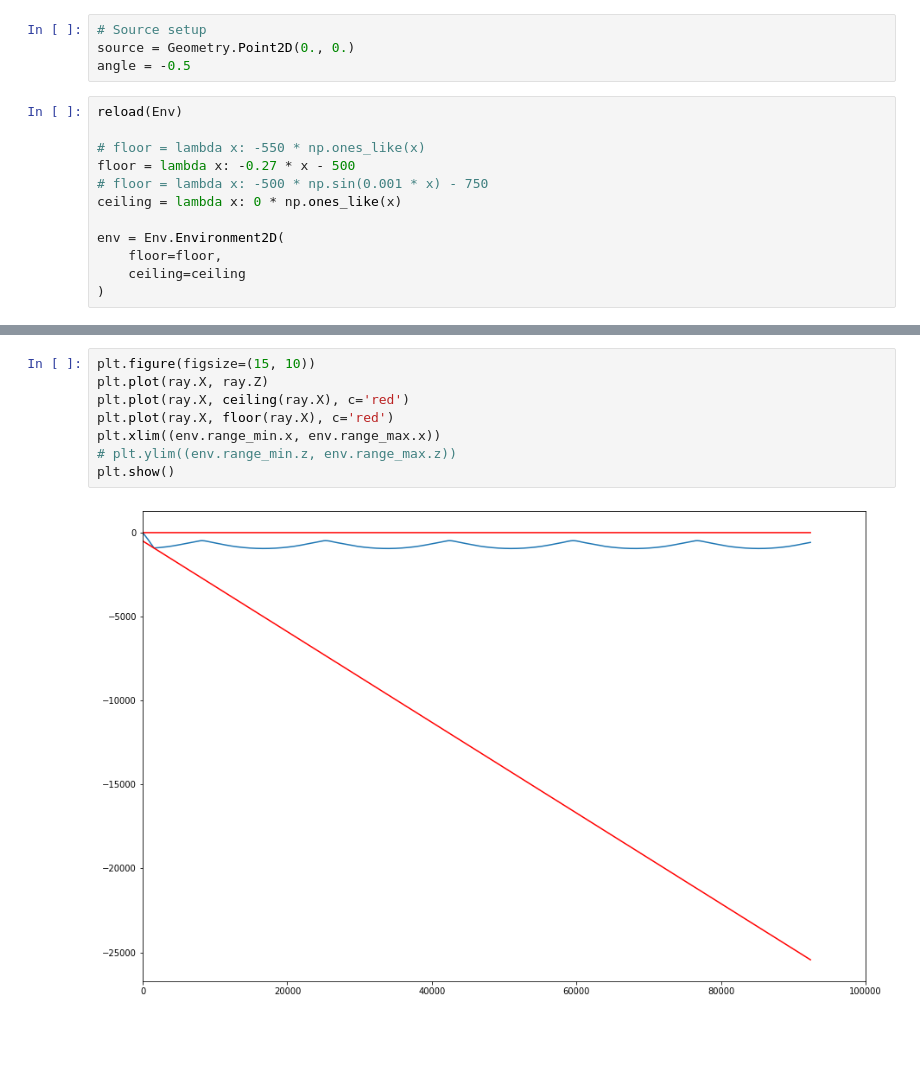
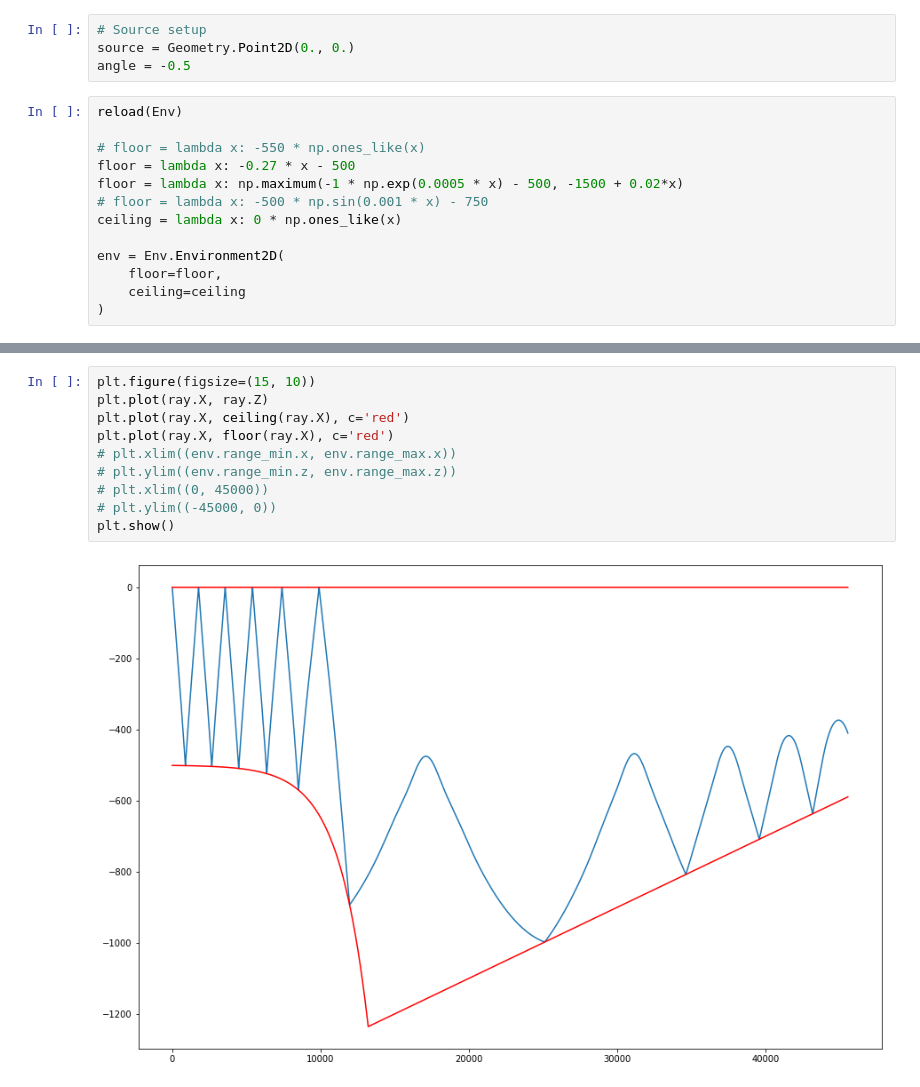
Before and after one commit to ahernot/ray-tracer, a Jupyter notebook: tests.ipynb, the cells around one changed output, grey strips where cells are left out. Drawn from its saved outputs; the diff is of its cells as text; blank space fills up the shorter version.

```diff
--- a/tests.ipynb
+++ b/tests.ipynb
@@ -22,6 +22,7 @@ reload(Env)
 
 # floor = lambda x: -550 * np.ones_like(x)
 floor = lambda x: -0.27 * x - 500
+floor = lambda x: np.maximum(-1 * np.exp(0.0005 * x) - 500, -1500 + 0.02*x)
 # floor = lambda x: -500 * np.sin(0.001 * x) - 750
 ceiling = lambda x: 0 * np.ones_like(x)
 
@@ -41,10 +55,12 @@ MAX ITER
 # %%
 plt.figure(figsize=(15, 10))
 plt.plot(ray.X, ray.Z)
 plt.plot(ray.X, ceiling(ray.X), c='red')
 plt.plot(ray.X, floor(ray.X), c='red')
-plt.xlim((env.range_min.x, env.range_max.x))
+# plt.xlim((env.range_min.x, env.range_max.x))
 # plt.ylim((env.range_min.z, env.range_max.z))
+# plt.xlim((0, 45000))
+# plt.ylim((-45000, 0))
 plt.show()
 # %% [output]
-[figure, old version]
+[figure, new version]
```
Also changed, not shown: parts of 1 cell of this notebook, 1 other file.
